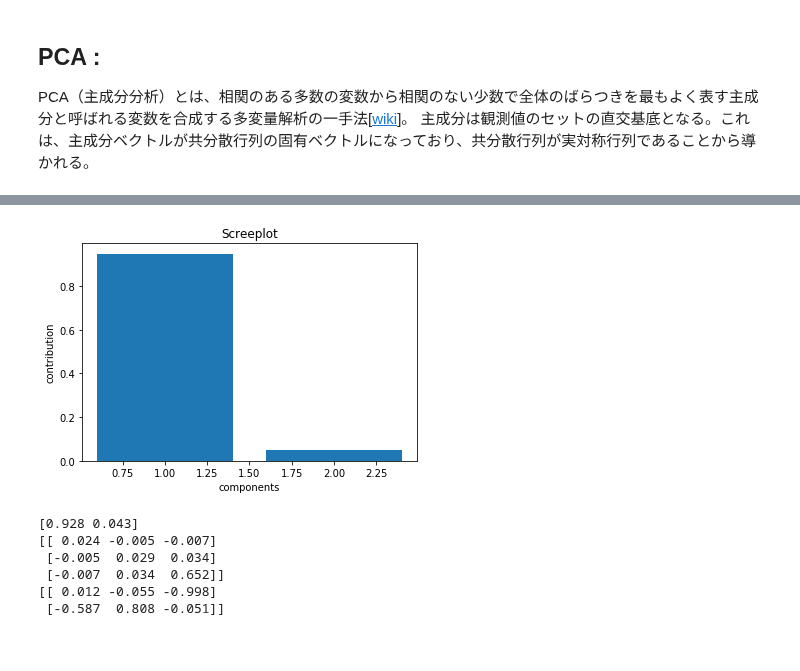
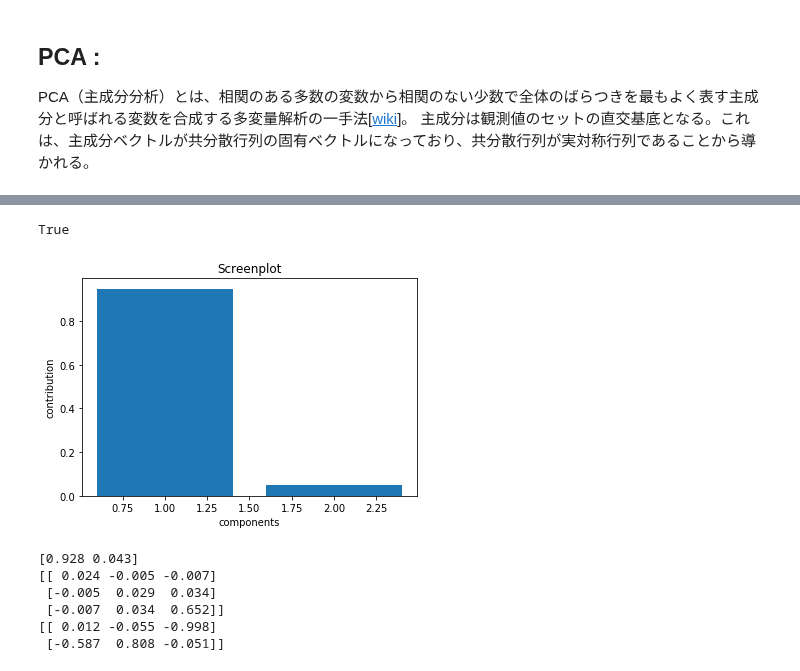
Before and after one commit to furukawa-laboratory/workout_report_2019, a Jupyter notebook: trainee/yamauchi/Introduction_of_Preprocessing_01.ipynb, the cells around one changed output, grey strips where cells are left out. Drawn from its saved outputs; the diff is of its cells as text; code cells hidden in the pictures.

```diff
--- a/trainee/yamauchi/Introduction_of_Preprocessing_01.ipynb
+++ b/trainee/yamauchi/Introduction_of_Preprocessing_01.ipynb
@@ -304,13 +314,15 @@ plt.show()
+# %%
+numpy.allclose(matrix_cov,matrix_cov.T)
+# %% [output]
+True
 # %%
-"""sklearnを利用して与えられたデータセットに対してpcaを適用した。ライブラリの便利さを痛感した。"""
-
 plt.bar([1,2], pca.explained_variance_ratio_, align="center") #寄与率を可視化
 plt.title("Screenplot")
 plt.xlabel("components")
 plt.ylabel("contribution")
 plt.show()
 # %% [output]
-[figure, old version]
+[figure, new version]
 # %%
 """「主成分分析は正規分布を前提にしている」という記事を目にしたので、
 Histgramが一番正規分布に近かったph,quality,sulphateの3変数を使ってPCAを適用してみる。"""
```
Also changed, not shown: parts of 11 cells of this notebook.
